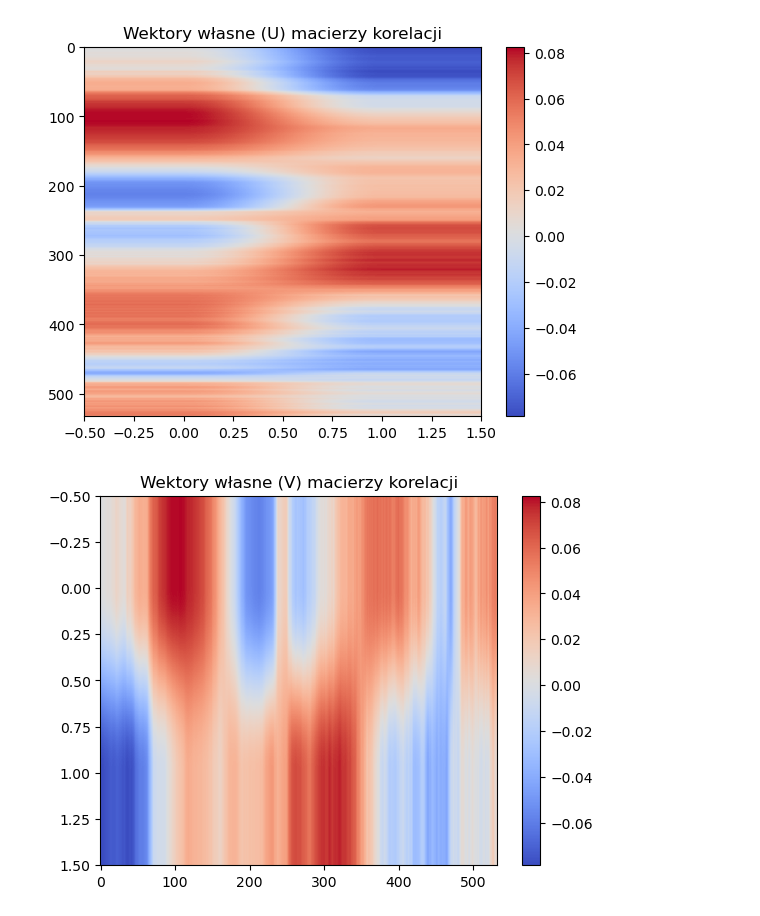
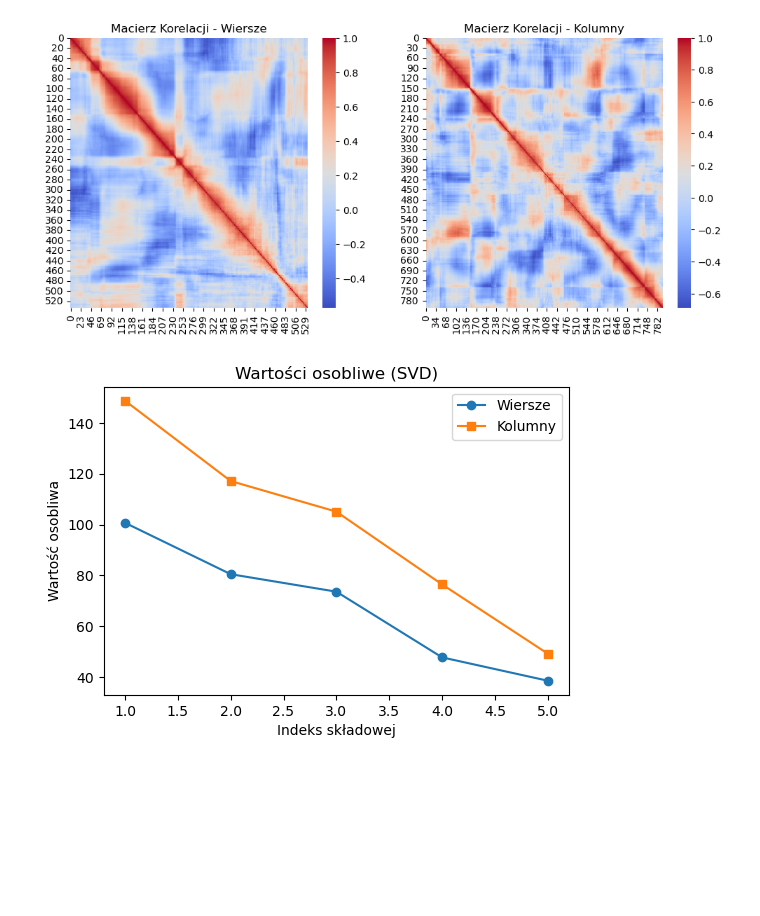
Before and after one commit to HubiPX/NOD, a Jupyter notebook: MK/Zadanie 2/Hubert_MK_2.ipynb, the cells around one changed output. Cells and saved outputs as stored; diff of their text form; code cells hidden in the pictures; blank space fills up the shorter version.

```diff
--- a/MK/Zadanie 2/Hubert_MK_2.ipynb
+++ b/MK/Zadanie 2/Hubert_MK_2.ipynb
@@ -58,16 +1,54 @@ plt.show()
-# %%
-#Wizualizacja wyników SVD i korelacji
-# Wizualizacja pierwszej składowej SVD
-plt.imshow(U, cmap='coolwarm', aspect='auto')
-plt.colorbar()
-plt.title("Wektory własne (U) macierzy korelacji")
-plt.show()
-
-# Wizualizacja drugiej składowej SVD
-plt.imshow(V, cmap='coolwarm', aspect='auto')
-plt.colorbar()
-plt.title("Wektory własne (V) macierzy korelacji")
-plt.show()
-# %% [output]
-[figure, removed]
-[figure, removed]
+# %%
+import numpy as np
+import matplotlib.pyplot as plt
+import seaborn as sns
+from sklearn.decomposition import TruncatedSVD
+from skimage import io
+
+# Załaduj obraz i znormalizuj
+image_url = "6.webp"
+image = io.imread(image_url, as_gray=True)
+image = image / np.max(image)  # Normalizacja do zakresu [0,1]
+
+# Macierze korelacji
+corr_matrix_rows = np.corrcoef(image)
+corr_matrix_cols = np.corrcoef(image.T)
+
+# Rozkład SVD
+svd_rows = TruncatedSVD(n_components=5)
+svd_cols = TruncatedSVD(n_components=5)
+svd_rows.fit(corr_matrix_rows)
+svd_cols.fit(corr_matrix_cols)
+
+# Wizualizacja macierzy korelacji
+fig, ax = plt.subplots(1, 2, figsize=(12, 5))
+sns.heatmap(corr_matrix_rows, ax=ax[0], cmap="coolwarm", cbar=True)
+ax[0].set_title("Macierz Korelacji - Wiersze")
+sns.heatmap(corr_matrix_cols, ax=ax[1], cmap="coolwarm", cbar=True)
+ax[1].set_title("Macierz Korelacji - Kolumny")
+plt.show()
+
+# Wizualizacja wartości osobliwych
+plt.figure(figsize=(6, 4))
+plt.plot(range(1, 6), svd_rows.singular_values_, marker='o', label="Wiersze")
+plt.plot(range(1, 6), svd_cols.singular_values_, marker='s', label="Kolumny")
+plt.xlabel("Indeks składowej")
+plt.ylabel("Wartość osobliwa")
+plt.legend()
+plt.title("Wartości osobliwe (SVD)")
+plt.show()
+
+# Wizualizacja pierwszych dwóch składowych
+fig, ax = plt.subplots(2, 2, figsize=(10, 8))
+sns.heatmap(svd_rows.components_[0].reshape(1, -1), ax=ax[0, 0], cmap="coolwarm", cbar=True)
+ax[0, 0].set_title("1. Składowa SVD - Wiersze")
+sns.heatmap(svd_rows.components_[1].reshape(1, -1), ax=ax[0, 1], cmap="coolwarm", cbar=True)
+ax[0, 1].set_title("2. Składowa SVD - Wiersze")
+sns.heatmap(svd_cols.components_[0].reshape(1, -1), ax=ax[1, 0], cmap="coolwarm", cbar=True)
+ax[1, 0].set_title("1. Składowa SVD - Kolumny")
+sns.heatmap(svd_cols.components_[1].reshape(1, -1), ax=ax[1, 1], cmap="coolwarm", cbar=True)
+ax[1, 1].set_title("2. Składowa SVD - Kolumny")
+plt.show()
+# %% [output]
+[figure, added]
+[figure, added]
```
Also changed, not shown: parts of 3 cells of this notebook, 2 other files.
